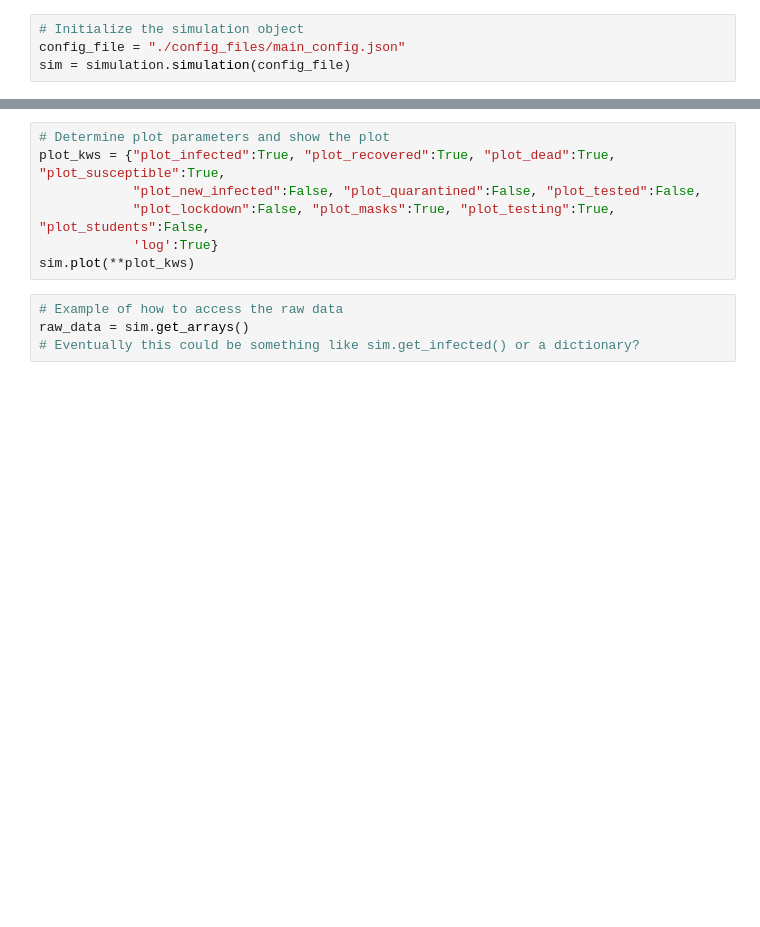
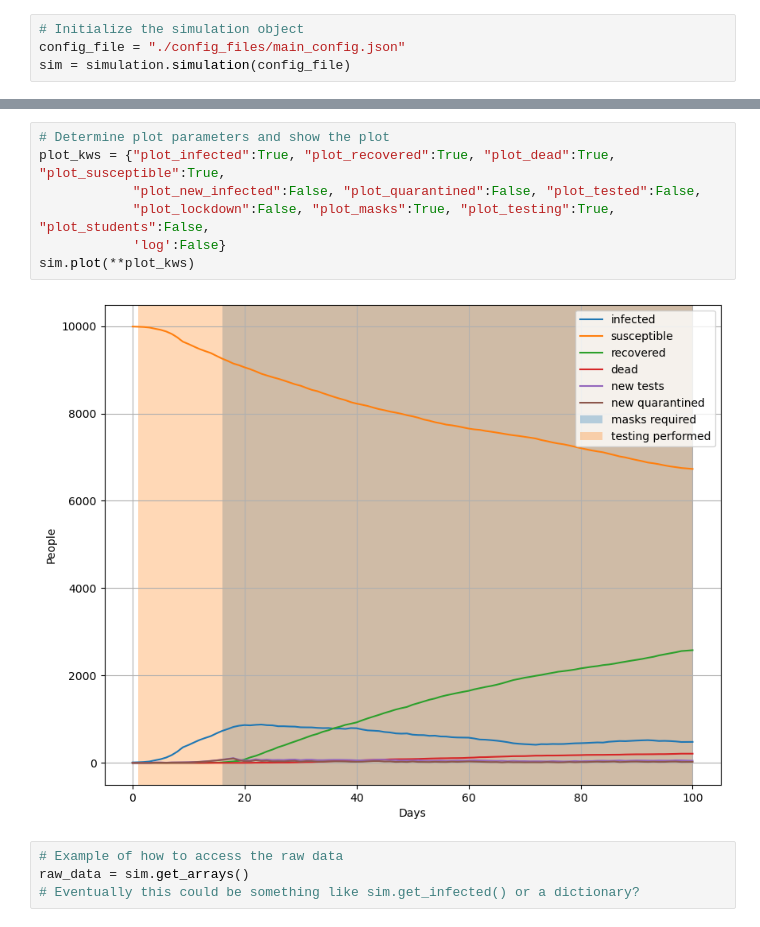
Before and after one commit to Queens-Physics/quaboom, a Jupyter notebook: RunEpidemicPlot.ipynb, the cells around one changed output, grey strips where cells are left out. Saved outputs shown, nothing was run; the diff lists cells and outputs as text; blank space fills up the shorter version.

```diff
--- a/RunEpidemicPlot.ipynb
+++ b/RunEpidemicPlot.ipynb
@@ -17,10 +37,12 @@ sim.plot(**plot_kws)
 # %%
 # Determine plot parameters and show the plot
 plot_kws = {"plot_infected":True, "plot_recovered":True, "plot_dead":True, "plot_susceptible":True,
             "plot_new_infected":False, "plot_quarantined":False, "plot_tested":False,
             "plot_lockdown":False, "plot_masks":True, "plot_testing":True, "plot_students":False,
-            'log':True}
+            'log':False}
 sim.plot(**plot_kws)
+# %% [output]
+[figure, added]
 # %%
 # Example of how to access the raw data
 raw_data = sim.get_arrays()
```
Also changed, not shown: parts of 2 cells of this notebook, 5 other files.
